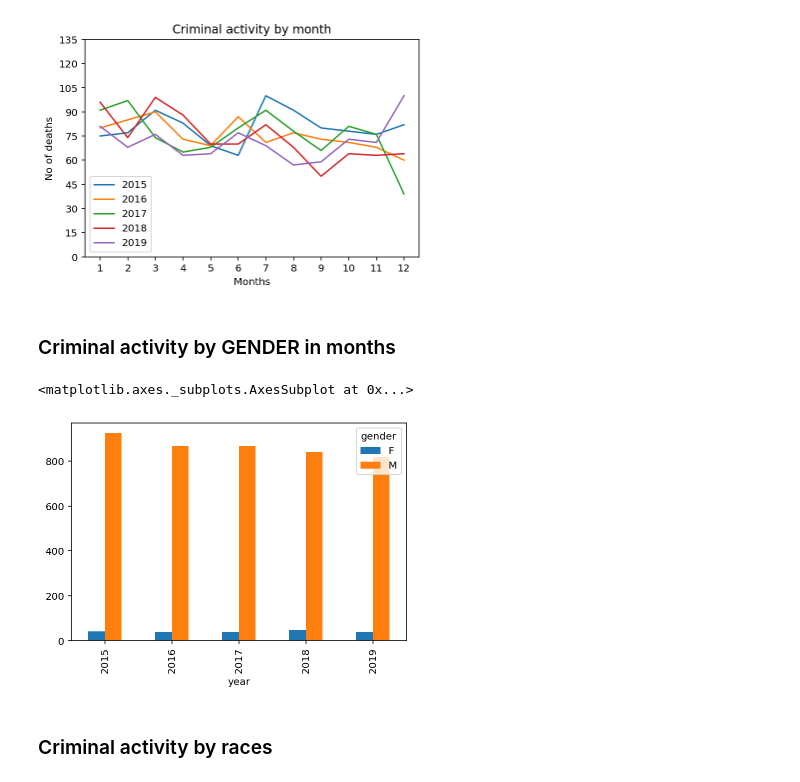
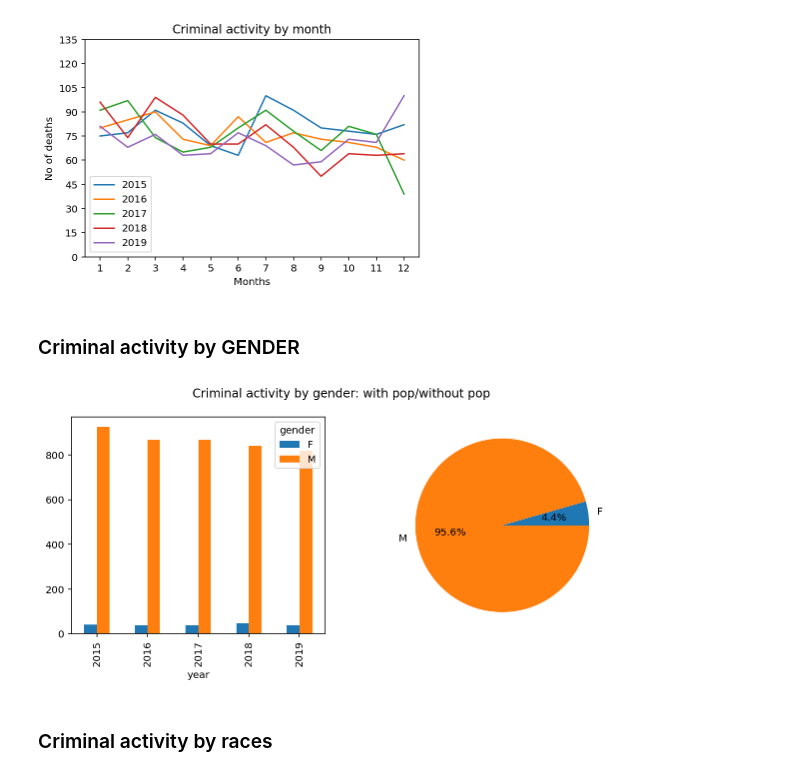
Before and after one commit to javsanbel2/betaproject, a Jupyter notebook: beta_javier.ipynb, the cells around one changed output. Saved outputs shown, nothing was run; the diff lists cells and outputs as text; code cells hidden in the pictures.

Commit message:
Updated one insight with pop data

```diff
--- a/beta_javier.ipynb
+++ b/beta_javier.ipynb
@@ -94,0 +101,3 @@ df.head()
+# %%
+total_pop = df_pop.sum(axis=0).rename('Total')
+total_pop
@@ -142,23 +163,32 @@ plt.show()
 # %% [output]
 [figure]
 # %% [markdown]
-<h3>Criminal activity by GENDER in months</h3>
+<h3>Criminal activity by GENDER</h3>
 # %%
-# add gender and normalize
-
+# Plot
+fig, (ax1, ax2) = plt.subplots(1, 2)
+fig.suptitle('Criminal activity by gender: with pop/without pop')
 
 # Create a copy and get only months from 2015 (maybe better if we add every year)
 ca_gender = df[['year', 'gender']].copy()
-
-# Process data
 ca_gender = ca_gender.loc[ca_gender["year"] < 2020] # Pull 2020 out
 
+# Group by year & gender
 ca_gender_plot = ca_gender.groupby(["year"])["gender"].value_counts().unstack(level = 1)
-# ca_gender_plot
-ca_gender_plot.plot(kind="bar")
+
+# Figure 1
+ca_gender_plot.plot(kind="bar", ax=ax1, figsize=(10, 4))
+
+# Add population
+avg_f = (ca_gender_plot["F"].mean() / total_pop["Women"])
+avg_m = (ca_gender_plot["M"].mean() / total_pop["Men"])
+total = avg_f + avg_m
+
+# Figure 2
+ax2.pie([avg_f/total, avg_m/total], labels=('F','M'), autopct='%1.1f%%')
+plt.show()
 # %% [output]
-<matplotlib.axes._subplots.AxesSubplot at 0x...>
-[figure, old version]
+[figure, new version]
 # %% [markdown]
 <h3>Criminal activity by races</h3>
 # %%
```
Also changed, not shown: parts of 9 cells of this notebook.
